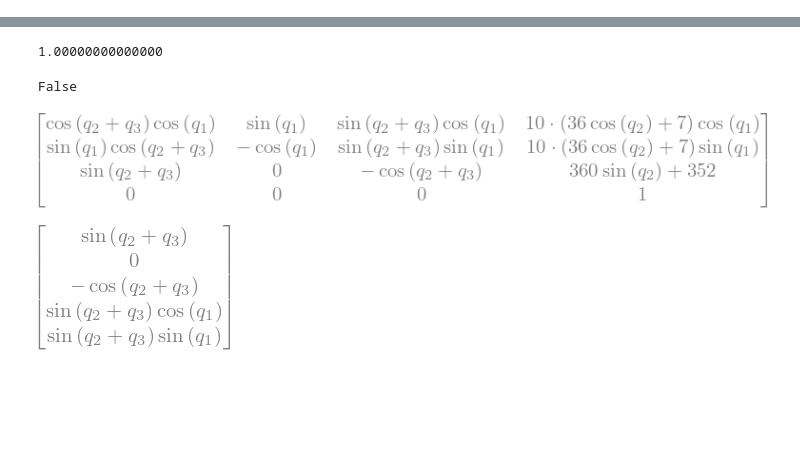
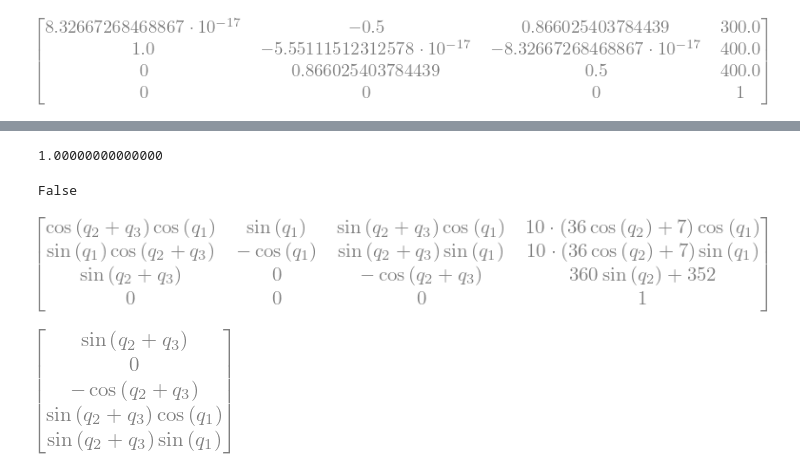
Before and after one commit to JorgeDeLosSantos/moro, a Jupyter notebook: examples/IK-Algorithms - Testing.ipynb, the cells around one changed output, grey strips where cells are left out. Drawn from its saved outputs; the diff is of its cells as text; code cells hidden in the pictures; blank space fills up the shorter version.

```diff
--- a/examples/IK-Algorithms - Testing.ipynb
+++ b/examples/IK-Algorithms - Testing.ipynb
@@ -5,7 +6,8 @@ ABB = Robot((70,pi/2,352,q1), (360,0,0,q2), (0,pi/2,0,q3),(0,-pi/2,380,q4),(0,pi
 # T = ABB.T
 # T
 # %%
-%%time
+# %%time
 H = htmtra([300,400,400]) * eul2htm(pi/2, pi/3, 0)
-ABB.solve_inverse_kinematics(H)
+sol = ABB.solve_inverse_kinematics(H.evalf())
+sol
 # %% [output]
@@ -14,2 +16,11 @@ Wall time: 13.5 s
 [figure]
+# %%
+ABB.Ts[0].subs(sol[0]) * \
+ABB.Ts[1].subs(sol[0]) * \
+ABB.Ts[2].subs(sol[0]) * \
+ABB.Ts[3].subs(sol[0]) * \
+ABB.Ts[4].subs(sol[0]) * \
+ABB.Ts[5].subs(sol[0])
+# %% [output]
+[figure, added]
 # %%
```
Also changed, not shown: parts of 7 cells of this notebook, 3 other files.
